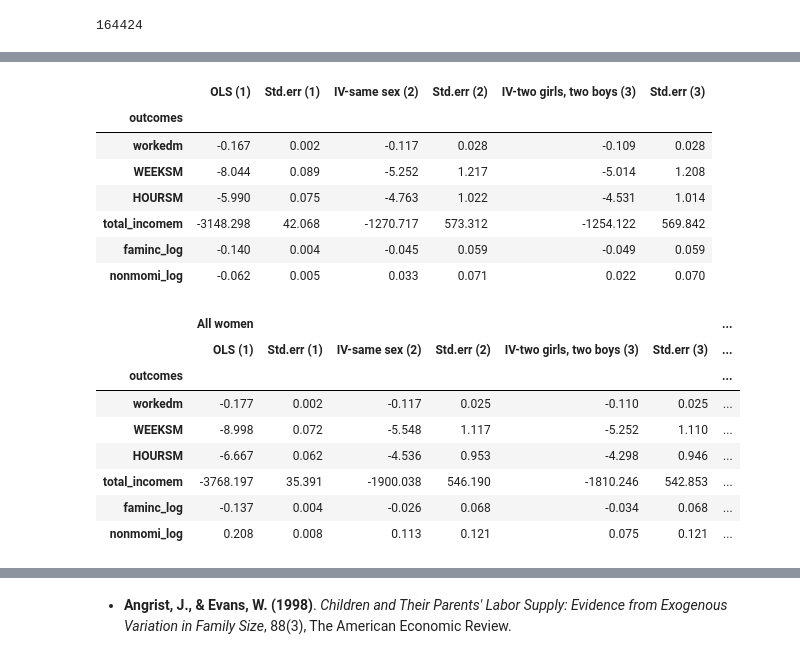
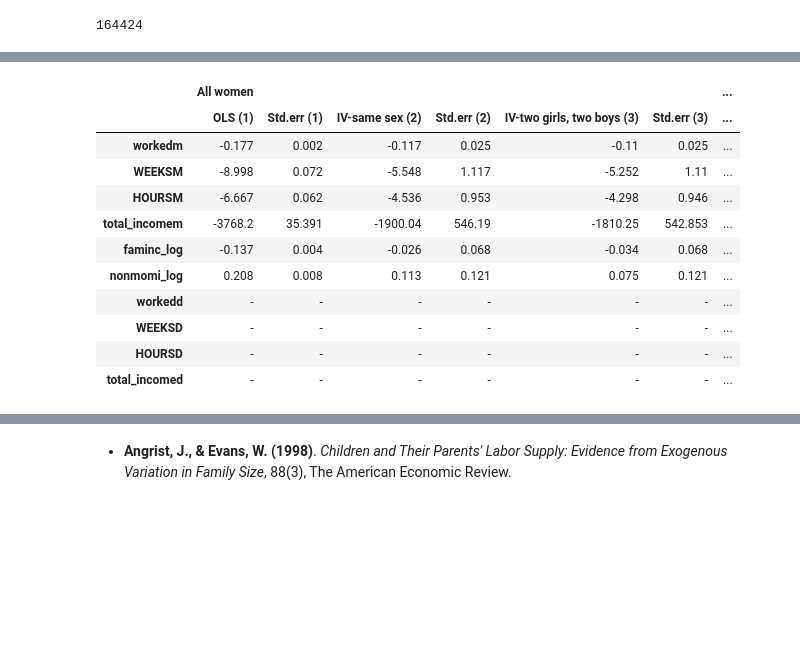
Before and after one commit to carolinalvarez/angrist-and-evans-1998-python, a Jupyter notebook: Angrist_and_Evans_1998.ipynb, the cells around one changed output, grey strips where cells are left out. Drawn from its saved outputs; the diff is of its cells as text; code cells hidden in the pictures; blank space fills up the shorter version.

Commit message:
Husband samples and plots

```diff
--- a/Angrist_and_Evans_1998.ipynb
+++ b/Angrist_and_Evans_1998.ipynb
@@ -691,10 +728,11 @@ def OLS_Labor_Supply_Models(data, outcomes, controls_1, controls_2, controls_3):
 
     return table
 # %%
-outcomes_labor_supply=["workedm", "WEEKSM", "HOURSM", "total_incomem", "faminc_log", "nonmomi_log"]
-controls_OLS = ["const", "more2k", 'AGEM', 'agefstm', "boy1st", "boy2nd", "blackm", "hispm", "otheracem"]
-controls_IV_1=["const", 'AGEM', 'agefstm', "boy1st", "boy2nd", "blackm", "hispm", "otheracem"]
-controls_IV_2=["const", 'AGEM', 'agefstm', "boy1st", "blackm", "hispm", "otheracem"]
-
-Table7_1=OLS_Labor_Supply_Models(data_2, outcomes_labor_supply, controls_OLS, controls_IV_1, controls_IV_2)
-Table7_1
+outcomes_labor_supply_moms=["workedm", "WEEKSM", "HOURSM", "total_incomem", "faminc_log", "nonmomi_log"]
+outcomes_labor_supply_dads=["workedd", "WEEKSD", "HOURSD", "total_incomed", "faminc_log", "nonmomi_log"]
+controls_OLS_moms = ["const", "more2k", 'AGEM', 'agefstm', "boy1st", "boy2nd", "blackm", "hispm", "otheracem"]
+controls_IV_1_moms=["const", 'AGEM', 'agefstm', "boy1st", "boy2nd", "blackm", "hispm", "otheracem"]
+controls_IV_2_moms=["const", 'AGEM', 'agefstm', "boy1st", "blackm", "hispm", "otheracem"]
+controls_OLS_dads = ["const", "more2k", 'AGED', 'agefstd', "boy1st", "boy2nd", "blackd", "hispd", "otheraced"]
+controls_IV_1_dads=["const", 'AGED', 'agefstd', "boy1st", "boy2nd", "blackd", "hispm", "otheraced"]
+controls_IV_2_dads=["const", 'AGED', 'agefstd', "boy1st", "blackd", "hispd", "otheraced"]
@@ -710,30 +739,28 @@ Table7_1
-# %%
-Table7_2=OLS_Labor_Supply_Models(msample, outcomes_labor_supply, controls_OLS, controls_IV_1, controls_IV_2)
-Table7_2
-# %% [output]
-|  | OLS (1) | Std.err (1) | IV-same sex (2) | Std.err (2) | IV-two girls, two boys (3) | Std.err (3) |
-| outcomes |  |  |  |  |  |  |
-| workedm | -0.167 | 0.002 | -0.117 | 0.028 | -0.109 | 0.028 |
-| WEEKSM | -8.044 | 0.089 | -5.252 | 1.217 | -5.014 | 1.208 |
-| HOURSM | -5.990 | 0.075 | -4.763 | 1.022 | -4.531 | 1.014 |
-| total_incomem | -3148.298 | 42.068 | -1270.717 | 573.312 | -1254.122 | 569.842 |
-| faminc_log | -0.140 | 0.004 | -0.045 | 0.059 | -0.049 | 0.059 |
-| nonmomi_log | -0.062 | 0.005 | 0.033 | 0.071 | 0.022 | 0.070 |
+# %%
+Table7_1=OLS_Labor_Supply_Models(data_2, outcomes_labor_supply_moms, controls_OLS_moms, controls_IV_1_moms, controls_IV_2_moms)
+# %%
+Table7_2=OLS_Labor_Supply_Models(msample, outcomes_labor_supply_moms, controls_OLS_moms, controls_IV_1_moms, controls_IV_2_moms)
+# %%
+Table7_3=OLS_Labor_Supply_Models(msample, outcomes_labor_supply_dads, controls_OLS_dads, controls_IV_1_dads, controls_IV_2_dads)
 # %%
-keys=["All women", "Married Women"]
-frames=[Table7_1, Table7_2]
+keys=["All women", "Married Women", "Husbands"]
+frames=[Table7_1, Table7_2, Table7_3]
 Table7=pd.concat(frames, axis=1, keys=keys)
+Table7 = Table7.replace(np.nan, '-', regex=True)
 Table7
 # %% [output]
 |  | All women |  |  |  |  |  | ... |
 |  | OLS (1) | Std.err (1) | IV-same sex (2) | Std.err (2) | IV-two girls, two boys (3) | Std.err (3) | ... |
-| outcomes |  |  |  |  |  |  | ... |
-| workedm | -0.177 | 0.002 | -0.117 | 0.025 | -0.110 | 0.025 | ... |
-| WEEKSM | -8.998 | 0.072 | -5.548 | 1.117 | -5.252 | 1.110 | ... |
+| workedm | -0.177 | 0.002 | -0.117 | 0.025 | -0.11 | 0.025 | ... |
+| WEEKSM | -8.998 | 0.072 | -5.548 | 1.117 | -5.252 | 1.11 | ... |
 | HOURSM | -6.667 | 0.062 | -4.536 | 0.953 | -4.298 | 0.946 | ... |
-| total_incomem | -3768.197 | 35.391 | -1900.038 | 546.190 | -1810.246 | 542.853 | ... |
+| total_incomem | -3768.2 | 35.391 | -1900.04 | 546.19 | -1810.25 | 542.853 | ... |
 | faminc_log | -0.137 | 0.004 | -0.026 | 0.068 | -0.034 | 0.068 | ... |
 | nonmomi_log | 0.208 | 0.008 | 0.113 | 0.121 | 0.075 | 0.121 | ... |
+| workedd | - | - | - | - | - | - | ... |
+| WEEKSD | - | - | - | - | - | - | ... |
+| HOURSD | - | - | - | - | - | - | ... |
+| total_incomed | - | - | - | - | - | - | ... |
 # %%
 #from linearmodels.iv import IV2SLS
 #mod = IV2SLS.from_formula('workedm ~ 1 + AGEM + agefstm + boy1st + blackm + hispm + otheracem + [more2k ~ two_boys + two_girls]', data_2)
```
Also changed, not shown: parts of 24 cells of this notebook.
